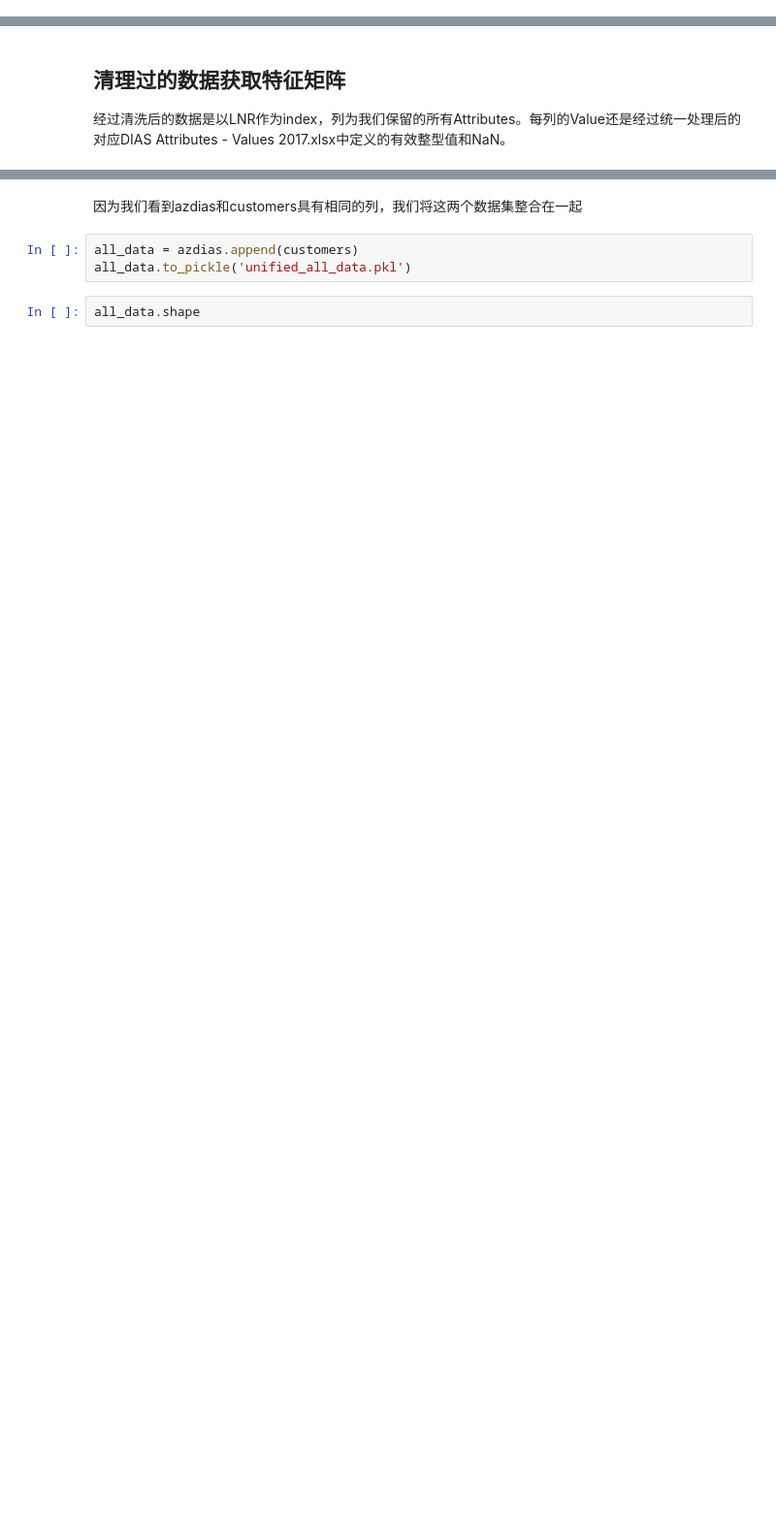
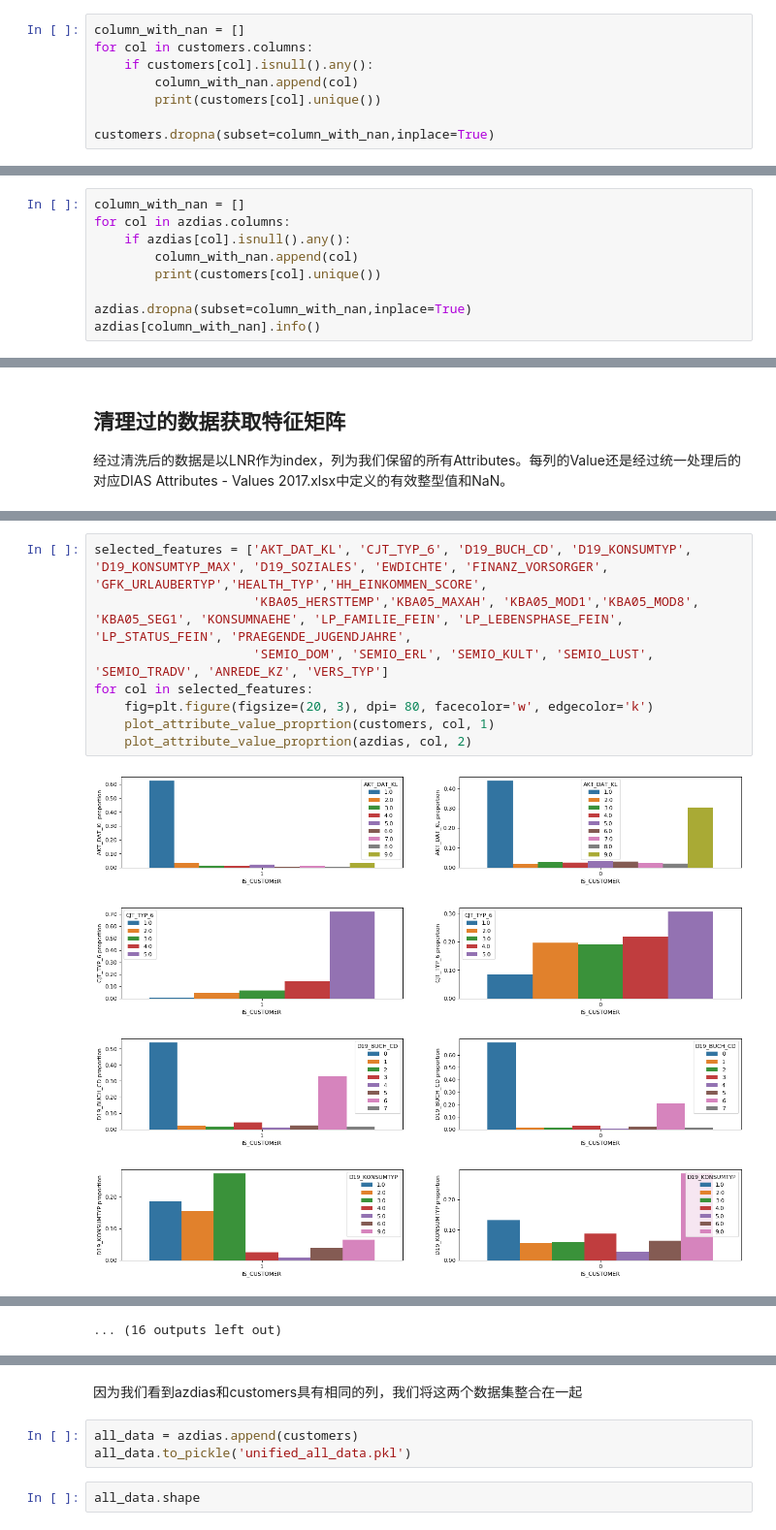
Before and after one commit to lqiang79/udacity_DSND_arvato, a Jupyter notebook: Arvato_Project_Workbook_zh.ipynb, the cells around one changed output, grey strips where cells are left out. Shown at 97% size. Saved outputs shown, nothing was run; the diff lists cells and outputs as text; blank space fills up the shorter version.

```diff
--- a/Arvato_Project_Workbook_zh.ipynb
+++ b/Arvato_Project_Workbook_zh.ipynb
@@ -342,0 +639,8 @@ detec_attributes_has_many_values(customers)
+# %%
+column_with_nan = []
+for col in customers.columns:
+    if customers[col].isnull().any():
+        column_with_nan.append(col)
+        print(customers[col].unique())
+
+customers.dropna(subset=column_with_nan,inplace=True)
@@ -342,0 +683,9 @@ detec_attributes_has_many_values(customers)
+# %%
+column_with_nan = []
+for col in azdias.columns:
+    if azdias[col].isnull().any():
+        column_with_nan.append(col)
+        print(customers[col].unique())
+
+azdias.dropna(subset=column_with_nan,inplace=True)
+azdias[column_with_nan].info()
@@ -427,0 +819,13 @@ azdias.shape= (891221, 352) customers.shape= (191652, 352)
+# %%
+selected_features = ['AKT_DAT_KL', 'CJT_TYP_6', 'D19_BUCH_CD', 'D19_KONSUMTYP', 'D19_KONSUMTYP_MAX', 'D19_SOZIALES', 'EWDICHTE', 'FINANZ_VORSORGER', 'GFK_URLAUBERTYP','HEALTH_TYP','HH_EINKOMMEN_SCORE',
+                     'KBA05_HERSTTEMP','KBA05_MAXAH', 'KBA05_MOD1','KBA05_MOD8', 'KBA05_SEG1', 'KONSUMNAEHE', 'LP_FAMILIE_FEIN', 'LP_LEBENSPHASE_FEIN', 'LP_STATUS_FEIN', 'PRAEGENDE_JUGENDJAHRE',
+                     'SEMIO_DOM', 'SEMIO_ERL', 'SEMIO_KULT', 'SEMIO_LUST', 'SEMIO_TRADV', 'ANREDE_KZ', 'VERS_TYP']
+for col in selected_features:
+    fig=plt.figure(figsize=(20, 3), dpi= 80, facecolor='w', edgecolor='k')
+    plot_attribute_value_proprtion(customers, col, 1)
+    plot_attribute_value_proprtion(azdias, col, 2)
+# %% [output]
+[figure, added]
+[figure, added]
+[figure, added]
+[figure, added]
@@ -427,0 +840 @@ azdias.shape= (891221, 352) customers.shape= (191652, 352)
+... (16 outputs left out)
```
Also changed, not shown: parts of 87 cells of this notebook, 1 other file.
